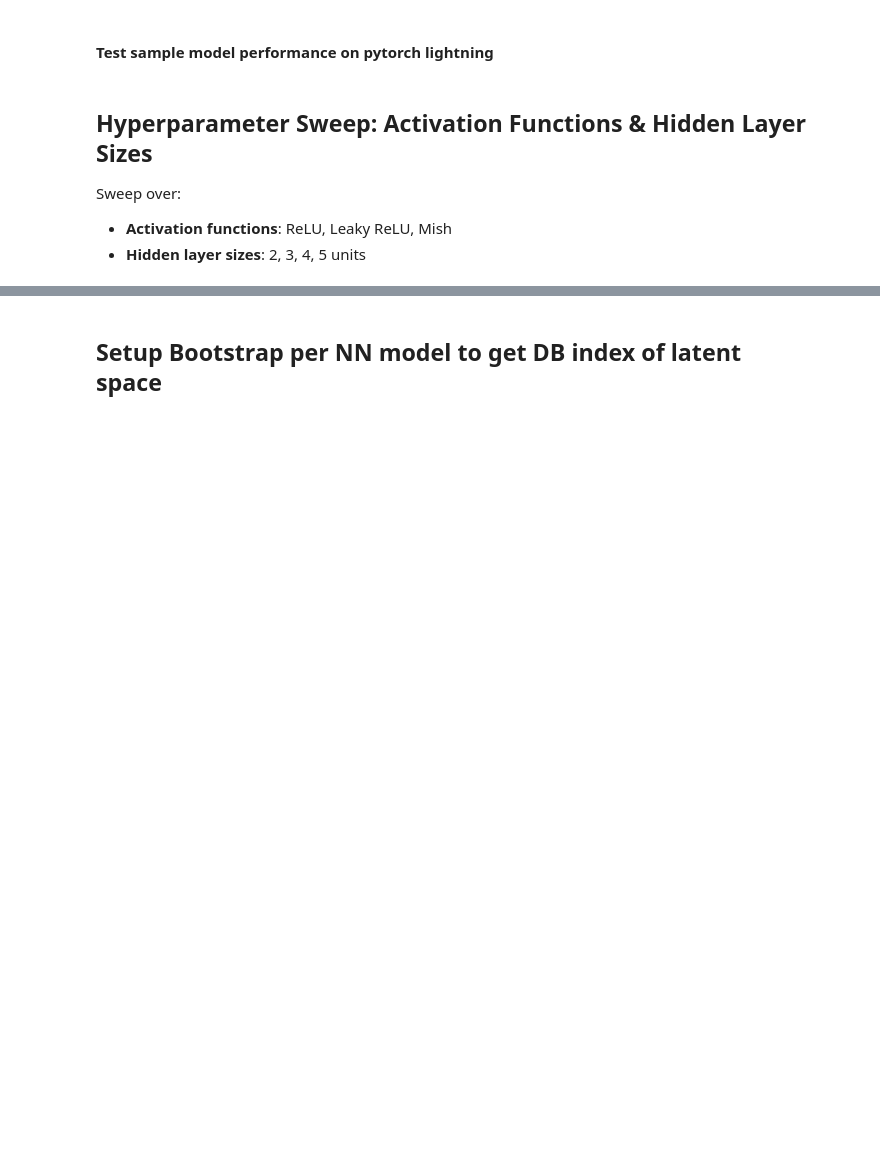
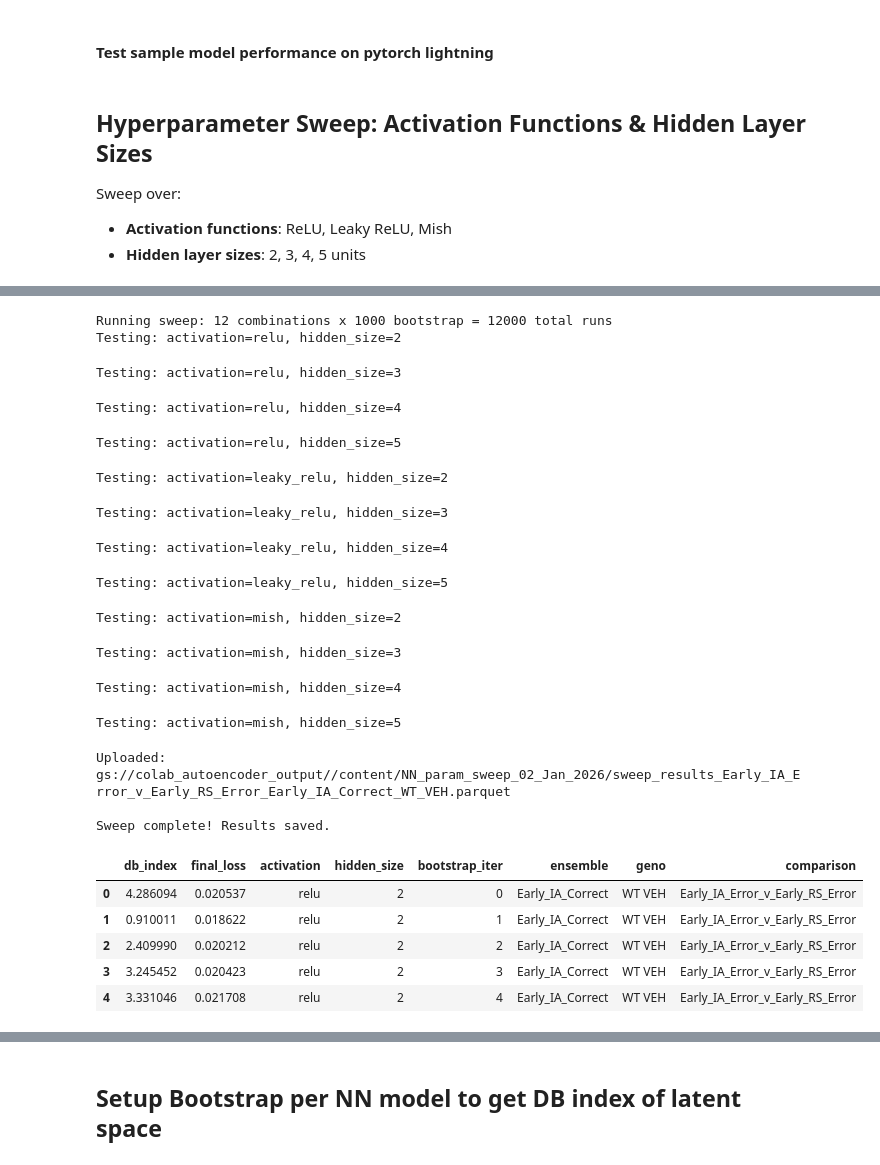
Before and after one commit to cjohnsoncruz/lightning_autoencoder, a Jupyter notebook: autoencoder_training_cloud_v2_w_sweep.ipynb, the cells around one changed output, grey strips where cells are left out. Cells and saved outputs as stored; diff of their text form; code cells hidden in the pictures; blank space fills up the shorter version.

Commit message:
change req.txt and finish param sweep code
+created standalone param sweep (deleted everything after a certain element in script)

```diff
--- a/autoencoder_training_cloud_v2_w_sweep.ipynb
+++ b/autoencoder_training_cloud_v2_w_sweep.ipynb
@@ -613,7 +616,7 @@ comparison = 'Early_IA_Error_v_Early_RS_Error'
 ensemble = 'Early_IA_Correct'
 n_frames_to_draw = 500
 n_epochs = 50
-n_bootstrap = 20  # number of bootstrap iterations per hyperparameter combo
+n_bootstrap = 1000  # number of bootstrap iterations per hyperparameter combo
 BATCH_SIZE = 500
 
 # Prepare data for the sweep (using first genotype as test case)
@@ -719,22 +731,48 @@ def run_sweep_bootstrap(class_matrix_store, ensemble, geno, comparison,
 # %%
 # Run the hyperparameter sweep
 sweep_results_df = run_sweep_bootstrap(
     class_matrix_store=class_matrix_store,
     ensemble=ensemble,
     geno=geno,
     comparison=comparison,
     activations=sweep_config['activations'],
     hidden_sizes=sweep_config['hidden_sizes'],
     n_frames_to_draw=n_frames_to_draw,
     n_bootstrap=n_bootstrap,
     n_epoch=n_epochs,
     batch_size=BATCH_SIZE
 )
 
-# Save results
-sweep_results_df.to_parquet(f"{csv_folder_current_run}/sweep_results_{comparison}_{ensemble}_{geno.replace(' ','_')}.parquet")
+# Save results to colab + GCS
+sweep_filename = f"sweep_results_{comparison}_{ensemble}_{geno.replace(' ','_')}.parquet"
+sweep_results_df.to_parquet(f"/content/{sweep_filename}")
+save_to_gcs(f"/content/{sweep_filename}", f"/content/NN_param_sweep_{date_tag}/{sweep_filename}")
+
 print(f"\nSweep complete! Results saved.")
 sweep_results_df.head()
+# %% [output]
+Running sweep: 12 combinations x 1000 bootstrap = 12000 total runs
+Testing: activation=relu, hidden_size=2
+Testing: activation=relu, hidden_size=3
+Testing: activation=relu, hidden_size=4
+Testing: activation=relu, hidden_size=5
+Testing: activation=leaky_relu, hidden_size=2
+Testing: activation=leaky_relu, hidden_size=3
+Testing: activation=leaky_relu, hidden_size=4
+Testing: activation=leaky_relu, hidden_size=5
+Testing: activation=mish, hidden_size=2
+Testing: activation=mish, hidden_size=3
+Testing: activation=mish, hidden_size=4
+Testing: activation=mish, hidden_size=5
+Uploaded: gs://colab_autoencoder_output//content/NN_param_sweep_02_Jan_2026/sweep_results_Early_IA_Error_v_Early_RS_Error_Early_IA_Correct_WT_VEH.parquet
+
+Sweep complete! Results saved.
+|  | db_index | final_loss | activation | hidden_size | bootstrap_iter | ensemble | geno | comparison |
+| 0 | 4.286094 | 0.020537 | relu | 2 | 0 | Early_IA_Correct | WT VEH | Early_IA_Error_v_Early_RS_Error |
+| 1 | 0.910011 | 0.018622 | relu | 2 | 1 | Early_IA_Correct | WT VEH | Early_IA_Error_v_Early_RS_Error |
+| 2 | 2.409990 | 0.020212 | relu | 2 | 2 | Early_IA_Correct | WT VEH | Early_IA_Error_v_Early_RS_Error |
+| 3 | 3.245452 | 0.020423 | relu | 2 | 3 | Early_IA_Correct | WT VEH | Early_IA_Error_v_Early_RS_Error |
+| 4 | 3.331046 | 0.021708 | relu | 2 | 4 | Early_IA_Correct | WT VEH | Early_IA_Error_v_Early_RS_Error |
 # %%
 # Visualize sweep results
 fig, axes = plt.subplots(1, 2, figsize=(12, 5))
```
Also changed, not shown: parts of 26 cells of this notebook, 4 other files.
